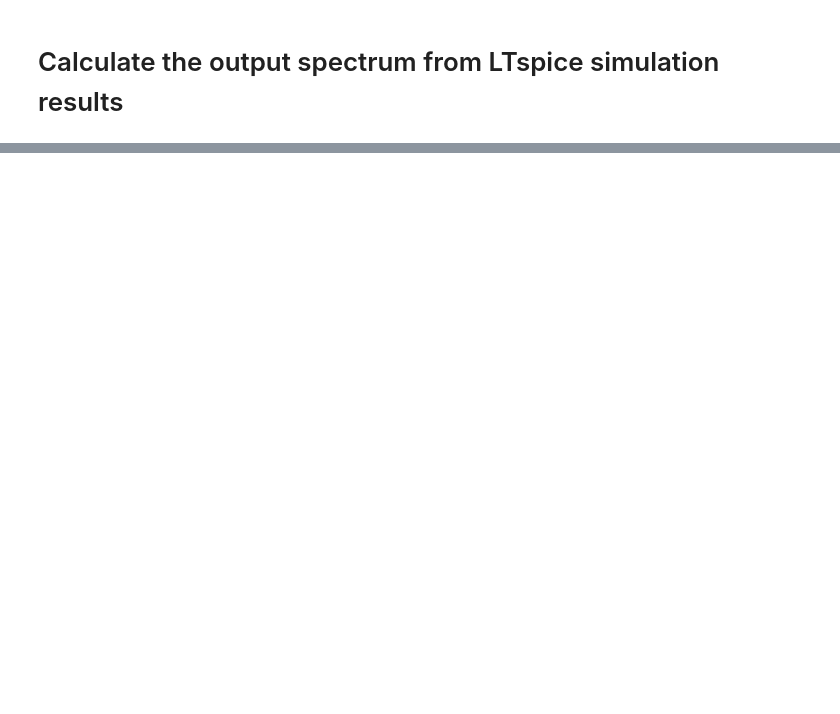
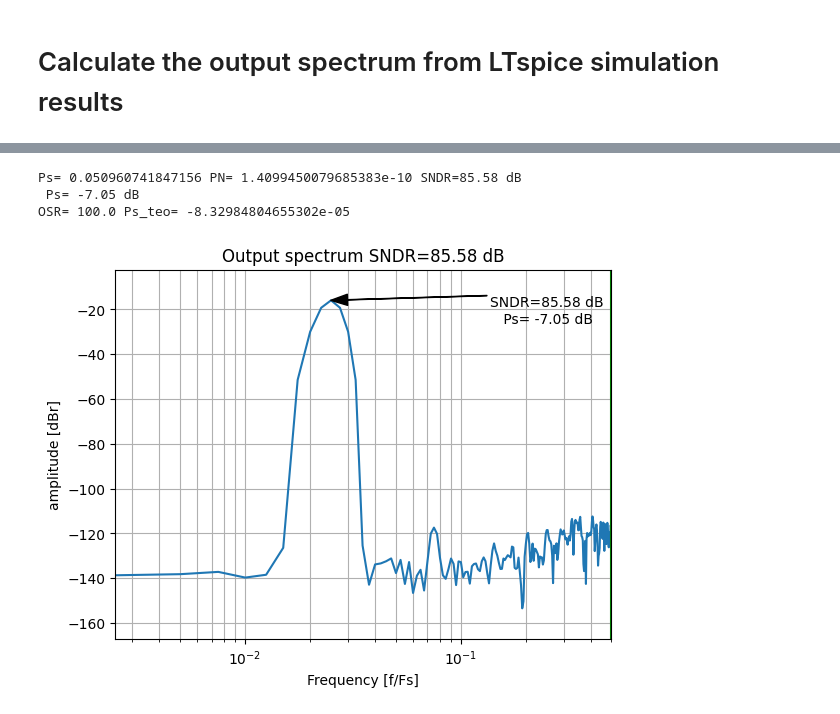
Before and after one commit to t-diogo/cs_t2, a Jupyter notebook: simulations/calc_spectrum.ipynb, the cells around one changed output, grey strips where cells are left out. Cells and saved outputs as stored; diff of their text form; code cells hidden in the pictures; blank space fills up the shorter version.

```diff
--- a/simulations/calc_spectrum.ipynb
+++ b/simulations/calc_spectrum.ipynb
@@ -103,0 +130,37 @@ OSR= 66.50704974727321 Ps_teo= -9.030899869919436
+# %%
+# Function to implement the third-order sinc filter
+def third_order_sinc_filter(dout, M):
+
+    # Integration
+    int1 = np.cumsum(dout)
+    int2 = np.cumsum(int1)
+    int3 = np.cumsum(int2)
+
+    # Decimation
+    decim = int3[::M]
+
+    # Differentiation
+    diff1 = np.diff(np.concatenate(([0], decim)))
+    diff2 = np.diff(np.concatenate(([0], diff1)))
+    diff3 = np.diff(np.concatenate(([0], diff2)))
+
+    # Gain correction
+    filtered_signal = diff3 / (M ** 3)
+
+    return filtered_signal
+# %%
+M = int(OSR)
+filtered_signal = third_order_sinc_filter(dout_sampled[Nextra:], M)
+
+Nfft=len(filtered_signal)
+window = signal.windows.blackmanharris(Nfft)
+outf2=np.fft.fft(np.multiply(filtered_signal,window))
+outfp2=np.abs(np.multiply(outf2,outf2.conjugate())/((Nfft)**2)*2)
+
+output_spectrum(outfp2,1e3,Fs/M,OSR/M)
+print('OSR=',OSR,'Ps_teo=',20*np.log10(Ain/np.sqrt(2)))
+# %% [output]
+Ps= 0.050960741847156 PN= 1.4099450079685383e-10 SNDR=85.58 dB
+ Ps= -7.05 dB
+OSR= 100.0 Ps_teo= -8.32984804655302e-05
+[figure, added]
```
Also changed, not shown: parts of 13 cells of this notebook, 5 other files.
